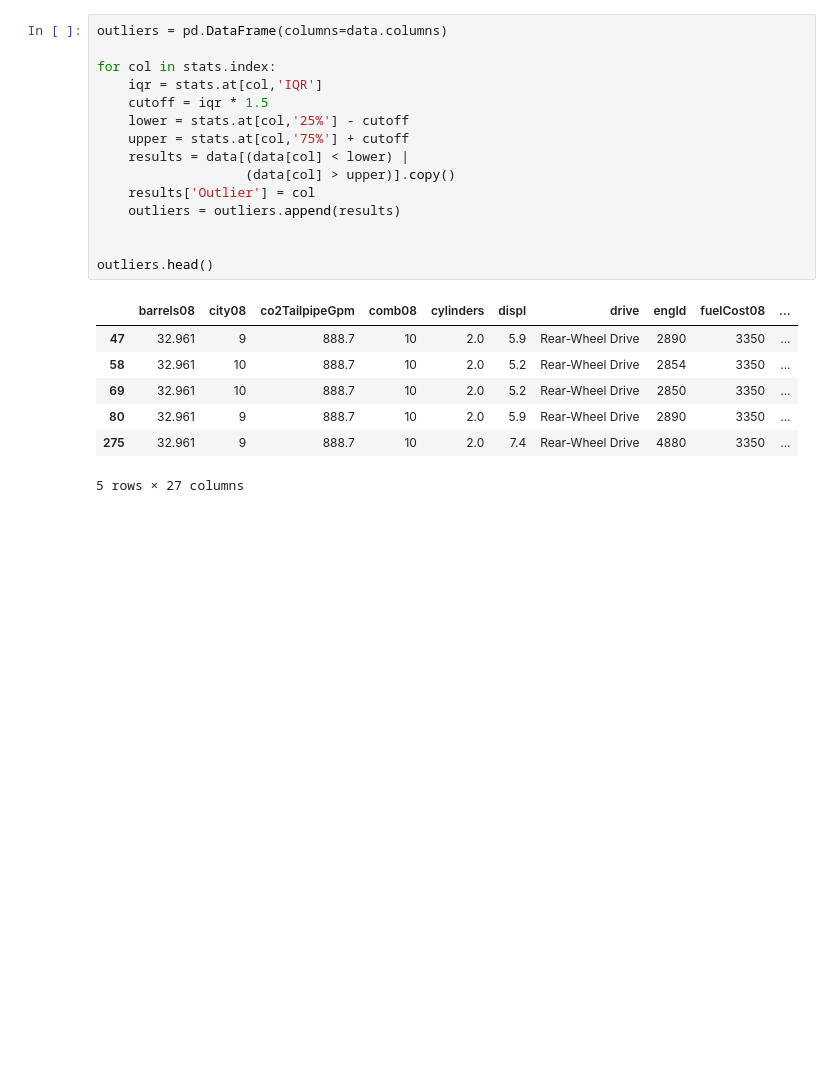
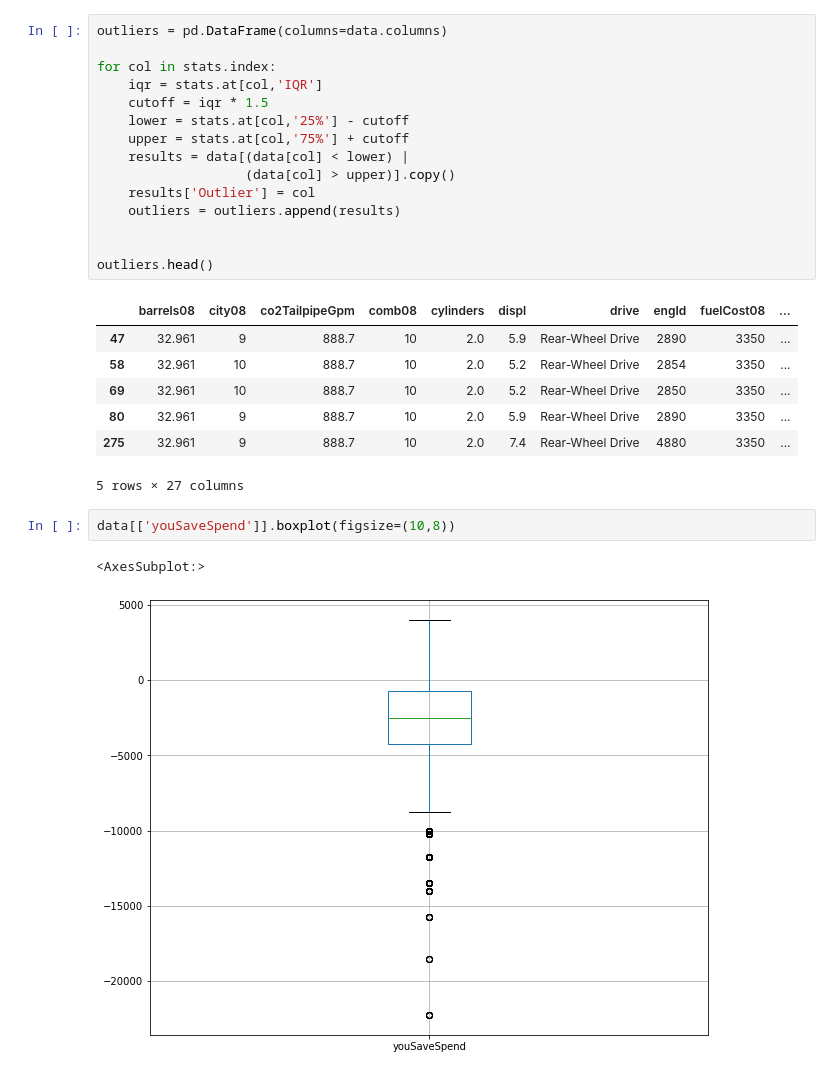
Before and after one commit to lauralardies/week3_d2, a Jupyter notebook: analitica.ipynb, the cells around one changed output. Cells and saved outputs as stored; diff of their text form; blank space fills up the shorter version.

```diff
--- a/analitica.ipynb
+++ b/analitica.ipynb
@@ -303,3 +303,8 @@ outliers.head()
 | 80 | 32.961 | 9 | 888.7 | 10 | 2.0 | 5.9 | Rear-Wheel Drive | 2890 | 3350 | ... |
 | 275 | 32.961 | 9 | 888.7 | 10 | 2.0 | 7.4 | Rear-Wheel Drive | 4880 | 3350 | ... |
 5 rows × 27 columns
+# %%
+data[['youSaveSpend']].boxplot(figsize=(10,8))
+# %% [output]
+<AxesSubplot:>
+[figure, added]
```
Also changed, not shown: parts of 1 cell of this notebook.
